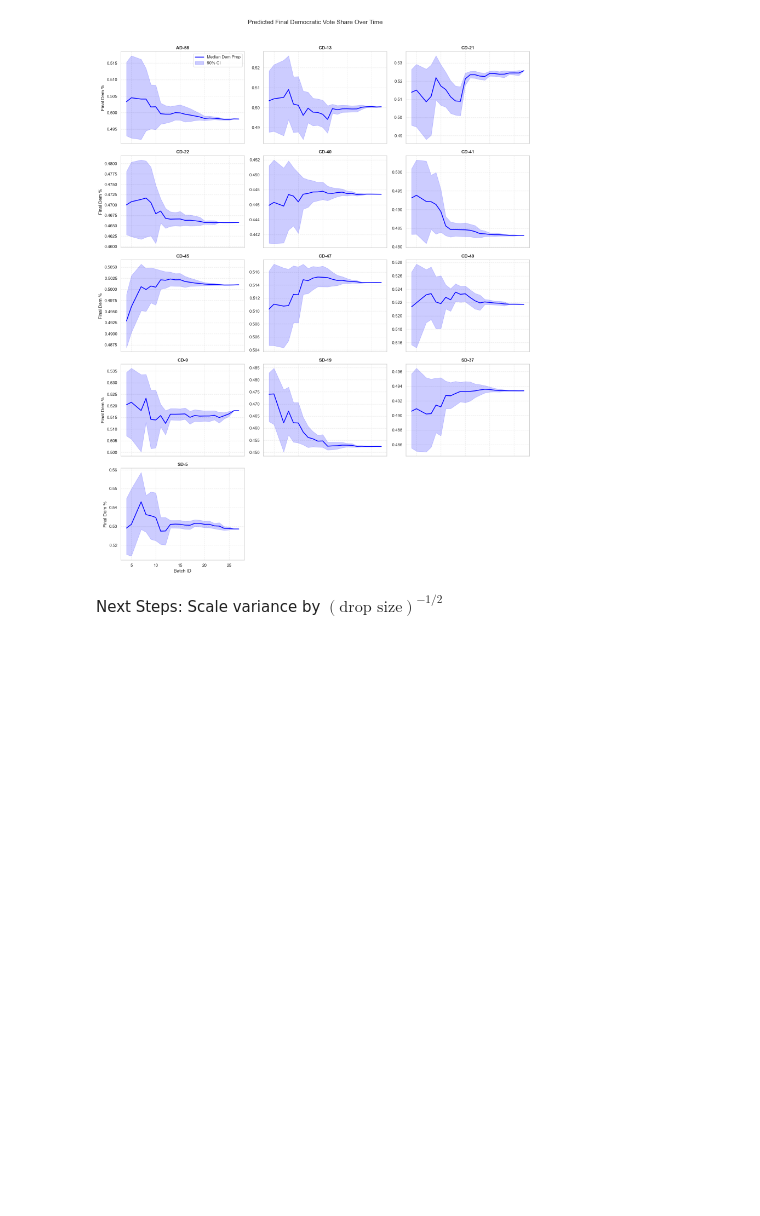
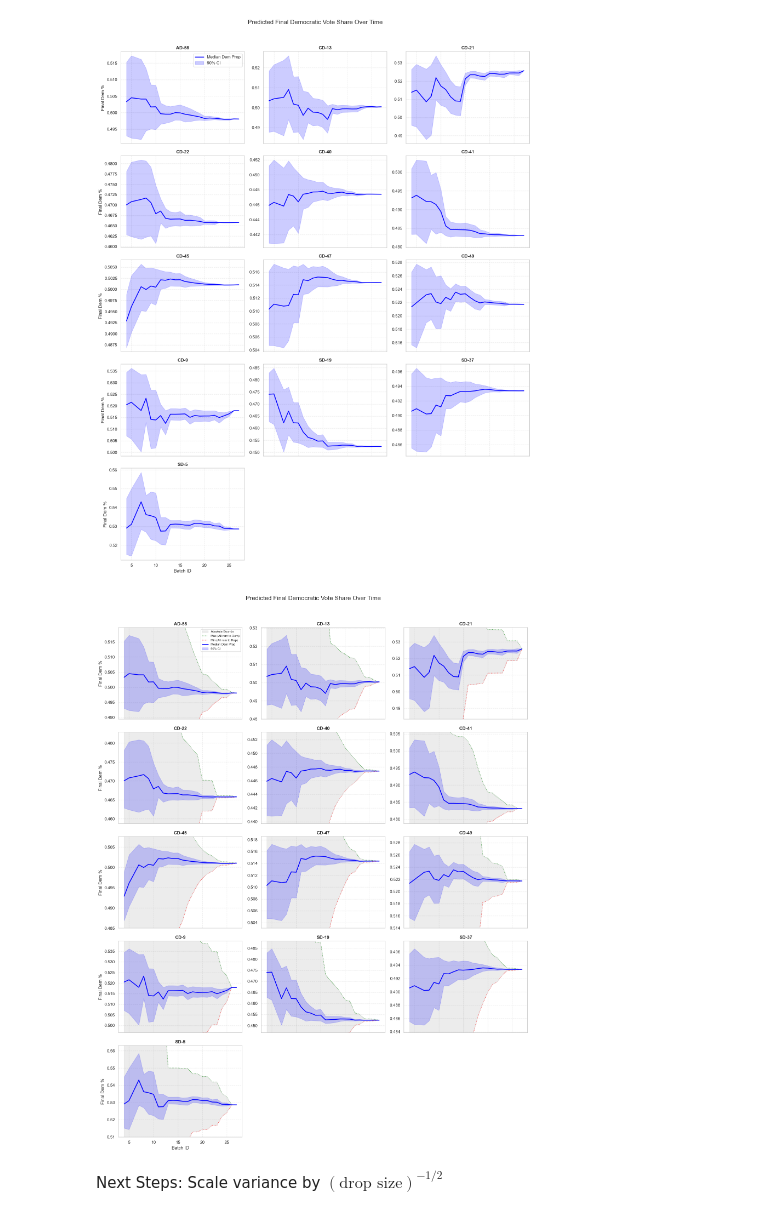
Before and after one commit to rickyrojas311/realtimeElectionForecasting, a Jupyter notebook: model_v1/model_v1.ipynb, the cells around one changed output. Saved outputs shown, nothing was run; the diff lists cells and outputs as text; code cells hidden in the pictures; blank space fills up the shorter version.

```diff
--- a/model_v1/model_v1.ipynb
+++ b/model_v1/model_v1.ipynb
@@ -713,5 +715,99 @@ plt.tight_layout()
 plt.show()
 # %% [output]
 [figure]
+# %%
+import matplotlib.pyplot as plt
+import numpy as np
+import pandas as pd
+
+# 1. Map the race_idx back to the actual string names for the plot titles
+race_mapping = later_drops[['race_idx', 'Race']].drop_duplicates().sort_values('race_idx')
+race_dict = dict(zip(race_mapping['race_idx'], race_mapping['Race']))
+
+n_races = len(race_dict)
+batch_list = list(final_outcomes_dict.keys())
+
+# 2. Set up the plot grid (e.g., 5 rows x 3 columns for 13+ races)
+cols = 3
+rows = int(np.ceil(n_races / cols))
+fig, axes = plt.subplots(rows, cols, figsize=(16, 4 * rows), sharex=True)
+axes = axes.flatten()
+
+for race_idx in range(n_races):
+    ax = axes[race_idx]
+    race_name = race_dict.get(race_idx, f"Race {race_idx}")
+
+    # Grab the specific denominator for this race
+    race_denominator = race_denominators[race_idx]
+
+    p05 = []
+    p50 = []
+    p95 = []
+    min_bounds = []
+    max_bounds = []
+
+    for b in batch_list:
+        # Extract percentiles and convert to proportions
+        sims_prop = final_outcomes_dict[b][:, race_idx] / race_denominator
+
+        p05.append(np.percentile(sims_prop, 5))
+        p50.append(np.percentile(sims_prop, 50))
+        p95.append(np.percentile(sims_prop, 95))
+
+        # Extract current data up to this batch to find absolute bounds
+        cum_data = later_drops[(later_drops['Batch_ID'] <= b) & (later_drops['race_idx'] == race_idx)]
+
+        if len(cum_data) > 0:
+            current_dem = cum_data['D'].iloc[-1]
+            rem_votes = cum_data['Votes_Remaining'].iloc[-1]
+        else:
+            current_dem = 0
+            rem_votes = race_denominator
+
+        # Min = Dem gets 0% of remaining, Max = Dem gets 100% of remaining
+        min_bounds.append(current_dem / race_denominator)
+        max_bounds.append((current_dem + rem_votes) / race_denominator)
+
+    # Plotting Bounding Regions First
+    ax.fill_between(batch_list[1:], min_bounds[1:], max_bounds[1:], color='gray', alpha=0.15, label='Absolute Bounds')
+    ax.plot(batch_list[1:], max_bounds[1:], color='green', linestyle=':', alpha=0.6, label='Max (All rem to Dem)')
+    ax.plot(batch_list[1:], min_bounds[1:], color='red', linestyle=':', alpha=0.6, label='Min (All rem to Rep)')
+
+    # Plotting Simulations
+    ax.plot(batch_list[1:], p50[1:], color='blue', linewidth=2, label='Median Dem Prop')
+    ax.fill_between(batch_list[1:], p05[1:], p95[1:], color='blue', alpha=0.2, label='90% CI')
+
+    # --- THE FIX: Manually set y-axis limits based ONLY on the simulations ---
+    # We slice [1:] to match what is being plotted
+    sim_min = min(p05[1:])
+    sim_max = max(p95[1:])
+
+    # Add a 10% buffer so the lines aren't glued to the top/bottom edges
+    y_range = sim_max - sim_min
+    padding = y_range * 0.1 if y_range > 0 else 0.05
+
+    ax.set_ylim(sim_min - padding, sim_max + padding)
+    # -------------------------------------------------------------------------
+
+    # Formatting
+    ax.set_title(f"{race_name}", fontsize=12, fontweight='bold')
+    ax.grid(True, linestyle='--', alpha=0.4)
+
+    if race_idx % cols == 0:
+        ax.set_ylabel("Final Dem %")
+    if race_idx >= (rows - 1) * cols:
+        ax.set_xlabel("Batch ID")
+
+# Delete extra empty subplots
+for i in range(n_races, len(axes)):
+    fig.delaxes(axes[i])
+
+# Only show the legend on the first chart so the grid stays clean
+axes[0].legend(loc='best', fontsize=8)
+plt.suptitle("Predicted Final Democratic Vote Share Over Time", fontsize=16, y=1.02)
+plt.tight_layout()
+plt.show()
+# %% [output]
+[figure, added]
 # %% [markdown]
 Next Steps: Scale variance by $(\text{drop size})^{-1/2}$
```
Also changed, not shown: parts of 15 cells of this notebook.
